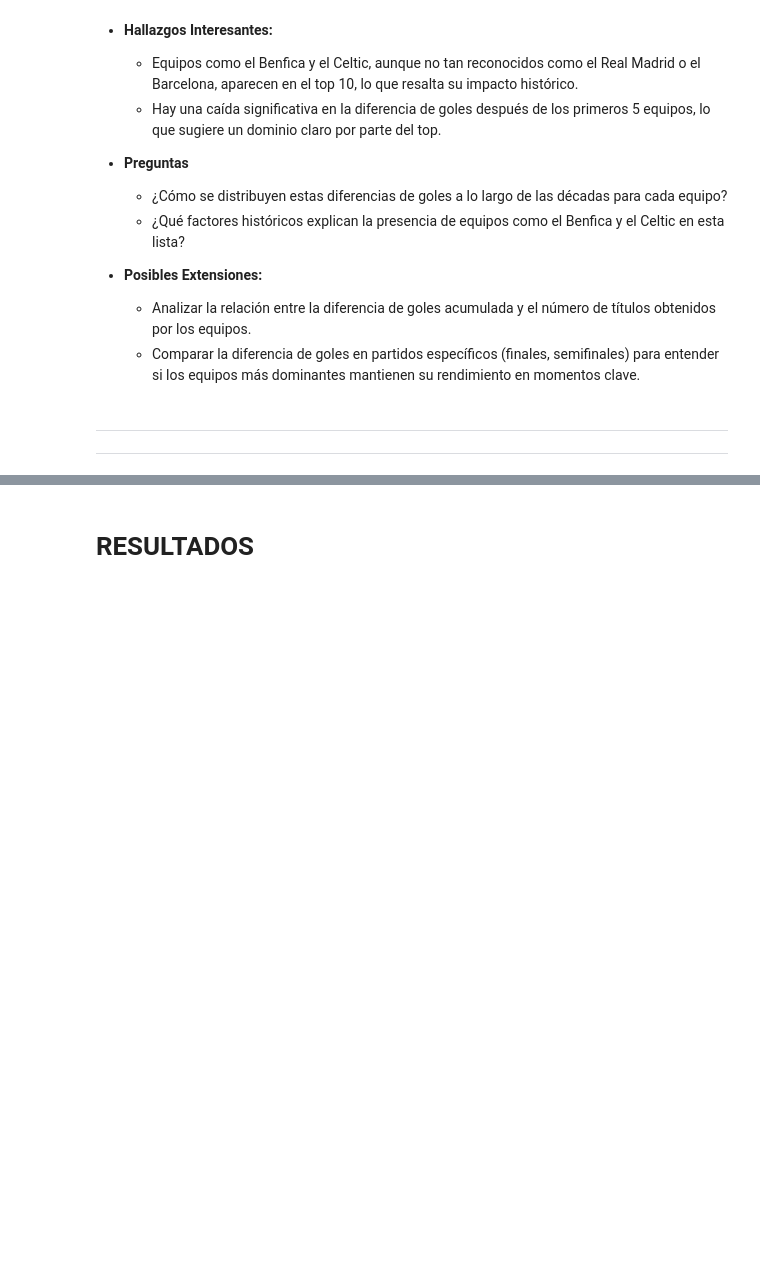
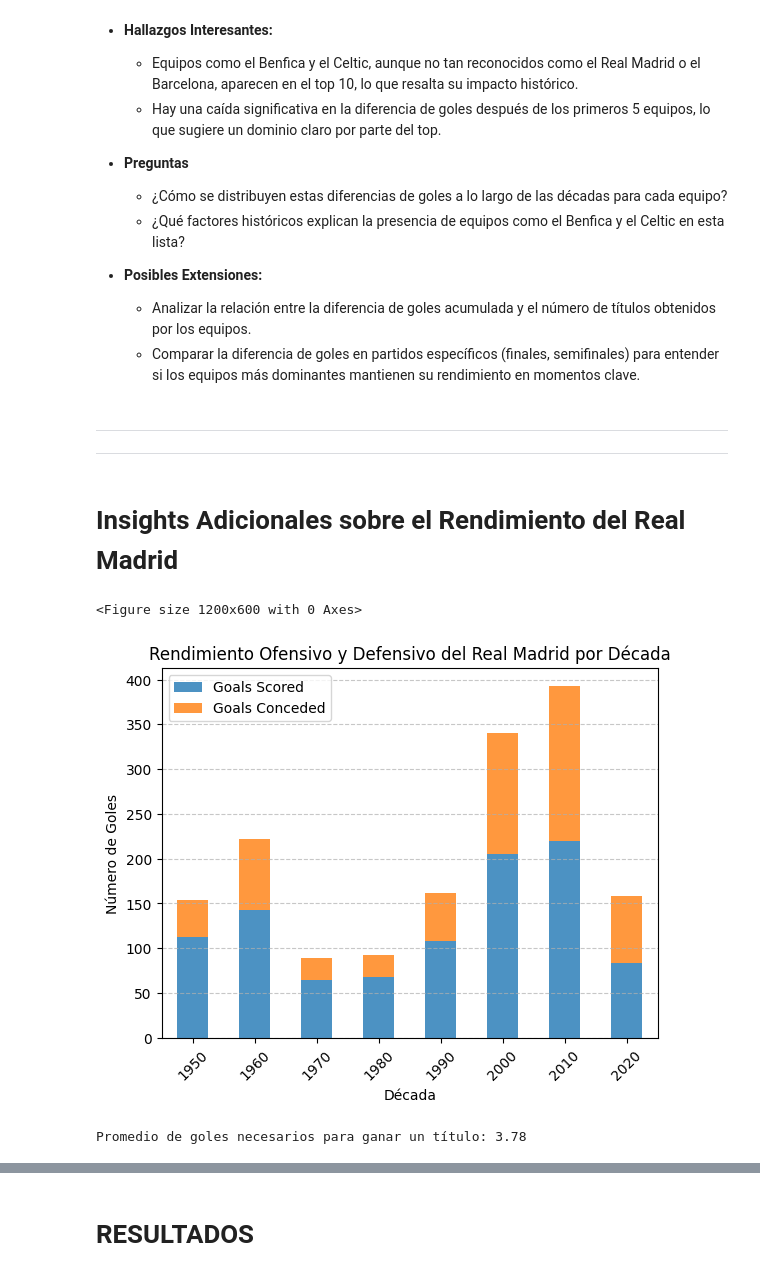
Before and after one commit to 27MarioGomez/ONLINE_DS_THEBRIDGE_27MarioGomez, a Jupyter notebook: Project_Break_I__EDA/EDA - CHAMPIONS LEAGUE/main.ipynb, the cells around one changed output, grey strips where cells are left out. Drawn from its saved outputs; the diff is of its cells as text; code cells hidden in the pictures; blank space fills up the shorter version.

```diff
--- a/Project_Break_I__EDA/EDA - CHAMPIONS LEAGUE/main.ipynb
+++ b/Project_Break_I__EDA/EDA - CHAMPIONS LEAGUE/main.ipynb
@@ -982,3 +984,36 @@ plt.show()
 # %% [markdown]
 ---
 ---
+# %% [markdown]
+# Insights Adicionales sobre el Rendimiento del Real Madrid
+# %%
+# Comparativa temporal: rendimiento por década
+real_madrid_data['Decade'] = (real_madrid_data['Season'].str[:4].astype(int) // 10) * 10
+performance_by_decade = real_madrid_data.groupby('Decade').agg({
+    'Goal Difference': 'sum',
+    'Team 1 Goals': 'sum',
+    'Team 2 Goals': 'sum'
+}).rename(columns={'Team 1 Goals': 'Goals Scored', 'Team 2 Goals': 'Goals Conceded'})
+
+# Visualización del rendimiento por década
+plt.figure(figsize=(12, 6))
+performance_by_decade[['Goals Scored', 'Goals Conceded']].plot(kind='bar', stacked=True, alpha=0.8)
+plt.title("Rendimiento Ofensivo y Defensivo del Real Madrid por Década")
+plt.ylabel("Número de Goles")
+plt.xlabel("Década")
+plt.xticks(rotation=45)
+plt.grid(axis='y', linestyle='--', alpha=0.7)
+plt.show()
+
+# Eficiencia en goles por título
+titles_data = real_madrid_data[real_madrid_data['Round'] == 'Final']
+efficiency = titles_data.groupby('Season').agg({
+    'Team 1 Goals': 'sum',
+    'Team 2 Goals': 'sum'
+}).sum().sum() / len(titles_data)
+
+print(f"Promedio de goles necesarios para ganar un título: {efficiency:.2f}")
+# %% [output]
+<Figure size 1200x600 with 0 Axes>
+[figure, added]
+Promedio de goles necesarios para ganar un título: 3.78
```
Also changed, not shown: parts of 9 cells of this notebook, 1 other file.
